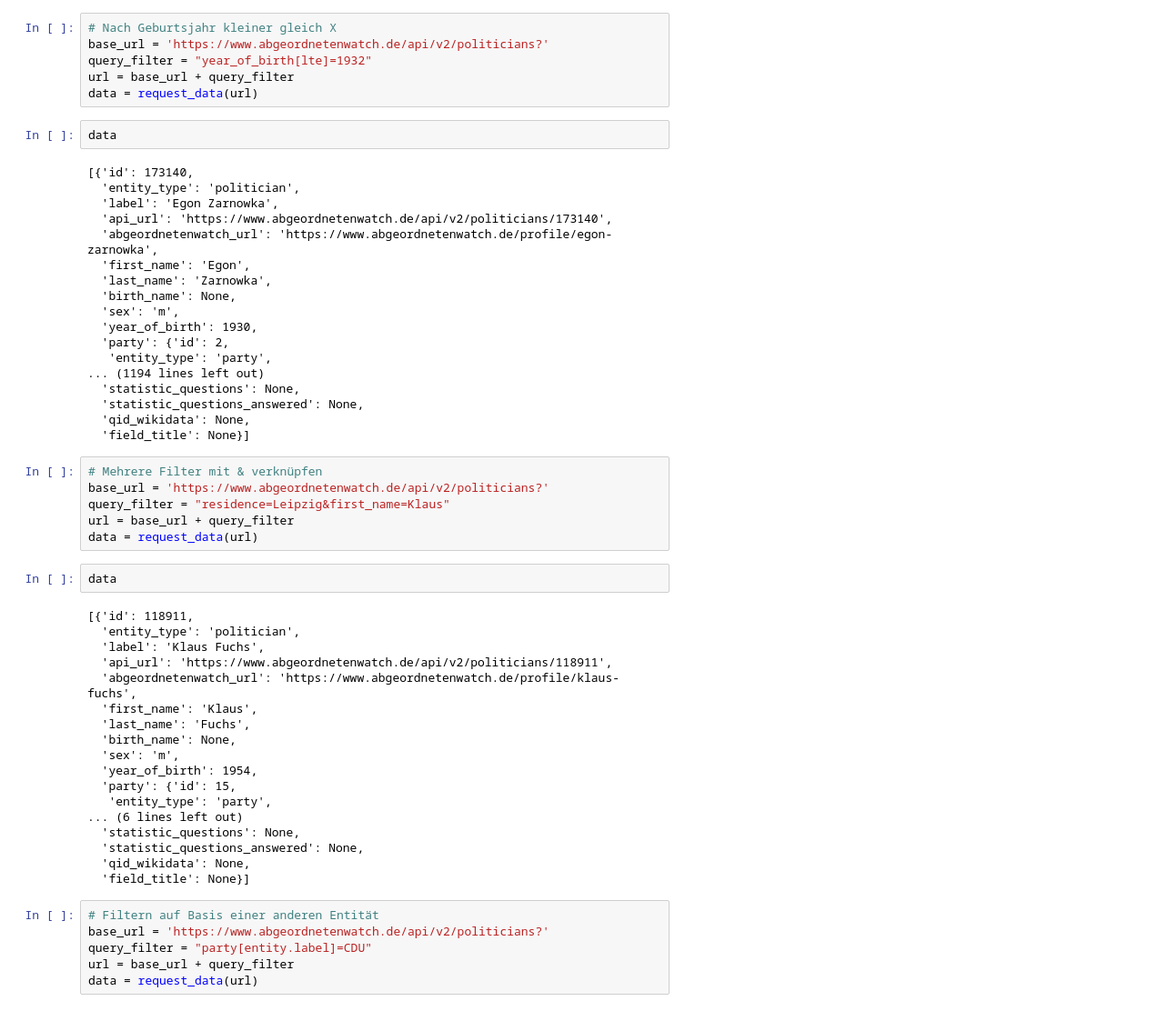
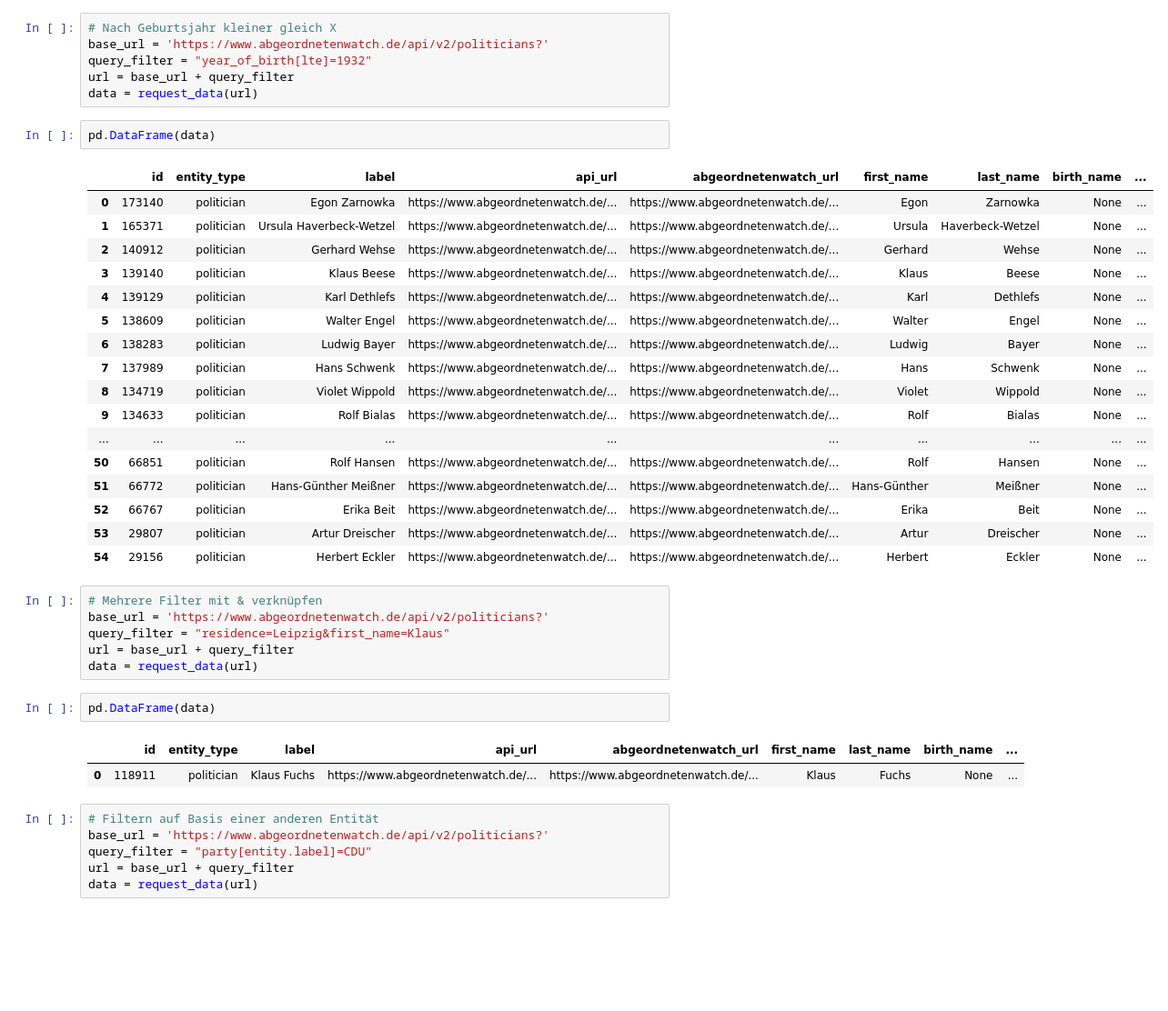
Before and after one commit to Tilana/datenjournalismus-in-python, a Jupyter notebook: docs/_sources/APIs/API.ipynb, the cells around one changed output. Shown at 91% size. Drawn from its saved outputs; the diff is of its cells as text; blank space fills up the shorter version.

```diff
--- a/docs/_sources/APIs/API.ipynb
+++ b/docs/_sources/APIs/API.ipynb
@@ -447,25 +457,25 @@ query_filter = "year_of_birth[lte]=1932"
 url = base_url + query_filter
 data = request_data(url)
 # %%
-data
+pd.DataFrame(data)
 # %% [output]
-[{'id': 173140,
-  'entity_type': 'politician',
-  'label': 'Egon Zarnowka',
-  'api_url': 'https://www.abgeordnetenwatch.de/api/v2/politicians/173140',
-  'abgeordnetenwatch_url': 'https://www.abgeordnetenwatch.de/profile/egon-zarnowka',
-  'first_name': 'Egon',
-  'last_name': 'Zarnowka',
-  'birth_name': None,
-  'sex': 'm',
-  'year_of_birth': 1930,
-  'party': {'id': 2,
-   'entity_type': 'party',
-... (1194 lines left out)
-  'statistic_questions': None,
-  'statistic_questions_answered': None,
-  'qid_wikidata': None,
-  'field_title': None}]
+|  | id | entity_type | label | api_url | abgeordnetenwatch_url | first_name | last_name | birth_name | ... |
+| 0 | 173140 | politician | Egon Zarnowka | https://www.abgeordnetenwatch.de/... | https://www.abgeordnetenwatch.de/... | Egon | Zarnowka | None | ... |
+| 1 | 165371 | politician | Ursula Haverbeck-Wetzel | https://www.abgeordnetenwatch.de/... | https://www.abgeordnetenwatch.de/... | Ursula | Haverbeck-Wetzel | None | ... |
+| 2 | 140912 | politician | Gerhard Wehse | https://www.abgeordnetenwatch.de/... | https://www.abgeordnetenwatch.de/... | Gerhard | Wehse | None | ... |
+| 3 | 139140 | politician | Klaus Beese | https://www.abgeordnetenwatch.de/... | https://www.abgeordnetenwatch.de/... | Klaus | Beese | None | ... |
+| 4 | 139129 | politician | Karl Dethlefs | https://www.abgeordnetenwatch.de/... | https://www.abgeordnetenwatch.de/... | Karl | Dethlefs | None | ... |
+| 5 | 138609 | politician | Walter Engel | https://www.abgeordnetenwatch.de/... | https://www.abgeordnetenwatch.de/... | Walter | Engel | None | ... |
+| 6 | 138283 | politician | Ludwig Bayer | https://www.abgeordnetenwatch.de/... | https://www.abgeordnetenwatch.de/... | Ludwig | Bayer | None | ... |
+| 7 | 137989 | politician | Hans Schwenk | https://www.abgeordnetenwatch.de/... | https://www.abgeordnetenwatch.de/... | Hans | Schwenk | None | ... |
+| 8 | 134719 | politician | Violet Wippold | https://www.abgeordnetenwatch.de/... | https://www.abgeordnetenwatch.de/... | Violet | Wippold | None | ... |
+| 9 | 134633 | politician | Rolf Bialas | https://www.abgeordnetenwatch.de/... | https://www.abgeordnetenwatch.de/... | Rolf | Bialas | None | ... |
+| ... | ... | ... | ... | ... | ... | ... | ... | ... | ... |
+| 50 | 66851 | politician | Rolf Hansen | https://www.abgeordnetenwatch.de/... | https://www.abgeordnetenwatch.de/... | Rolf | Hansen | None | ... |
+| 51 | 66772 | politician | Hans-Günther Meißner | https://www.abgeordnetenwatch.de/... | https://www.abgeordnetenwatch.de/... | Hans-Günther | Meißner | None | ... |
+| 52 | 66767 | politician | Erika Beit | https://www.abgeordnetenwatch.de/... | https://www.abgeordnetenwatch.de/... | Erika | Beit | None | ... |
+| 53 | 29807 | politician | Artur Dreischer | https://www.abgeordnetenwatch.de/... | https://www.abgeordnetenwatch.de/... | Artur | Dreischer | None | ... |
+| 54 | 29156 | politician | Herbert Eckler | https://www.abgeordnetenwatch.de/... | https://www.abgeordnetenwatch.de/... | Herbert | Eckler | None | ... |
 # %%
 # Mehrere Filter mit & verknüpfen
 base_url = 'https://www.abgeordnetenwatch.de/api/v2/politicians?'
@@ -473,25 +483,10 @@ query_filter = "residence=Leipzig&first_name=Klaus"
 url = base_url + query_filter
 data = request_data(url)
 # %%
-data
+pd.DataFrame(data)
 # %% [output]
-[{'id': 118911,
-  'entity_type': 'politician',
-  'label': 'Klaus Fuchs',
-  'api_url': 'https://www.abgeordnetenwatch.de/api/v2/politicians/118911',
-  'abgeordnetenwatch_url': 'https://www.abgeordnetenwatch.de/profile/klaus-fuchs',
-  'first_name': 'Klaus',
-  'last_name': 'Fuchs',
-  'birth_name': None,
-  'sex': 'm',
-  'year_of_birth': 1954,
-  'party': {'id': 15,
-   'entity_type': 'party',
-... (6 lines left out)
-  'statistic_questions': None,
-  'statistic_questions_answered': None,
-  'qid_wikidata': None,
-  'field_title': None}]
+|  | id | entity_type | label | api_url | abgeordnetenwatch_url | first_name | last_name | birth_name | ... |
+| 0 | 118911 | politician | Klaus Fuchs | https://www.abgeordnetenwatch.de/... | https://www.abgeordnetenwatch.de/... | Klaus | Fuchs | None | ... |
 # %%
 # Filtern auf Basis einer anderen Entität
 base_url = 'https://www.abgeordnetenwatch.de/api/v2/politicians?'
```
Also changed, not shown: parts of 19 cells of this notebook, 13 other files.
